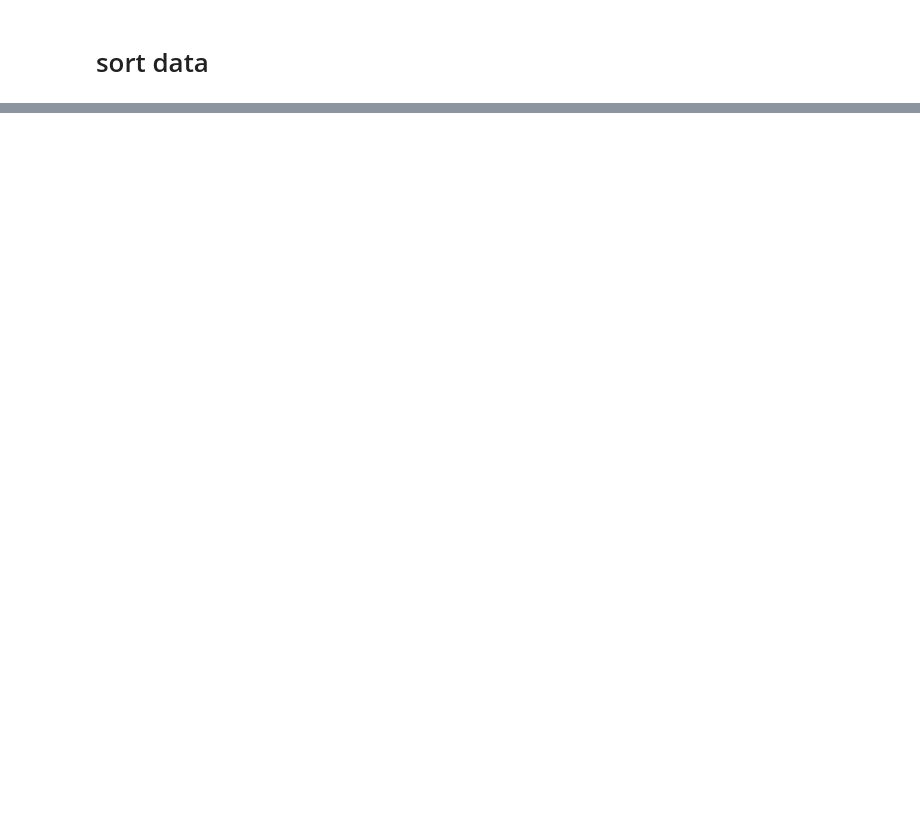
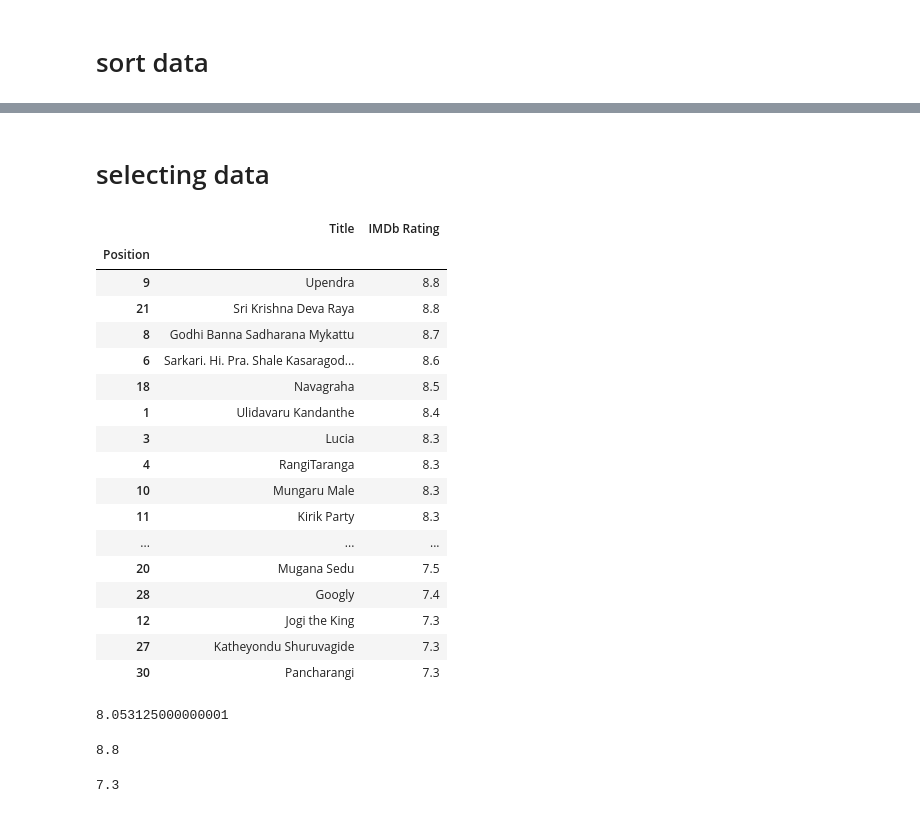
Before and after one commit to Raghav14200/python, a Jupyter notebook: 1month/python_juypter_files/data_analysis.ipynb, the cells around one changed output, grey strips where cells are left out. Saved outputs shown, nothing was run; the diff lists cells and outputs as text; code cells hidden in the pictures; blank space fills up the shorter version.

```diff
--- a/1month/python_juypter_files/data_analysis.ipynb
+++ b/1month/python_juypter_files/data_analysis.ipynb
@@ -142,3 +142,5 @@ top_kannada_movies.sort_values(by='IMDb Rating',ascending=False)
 | 30 | tt2359746 | 2018-12-29 | 2018-12-29 | NaN | Pancharangi | https://www.imdb.com/title/tt2359... | movie | 7.3 | 123.0 | ... |
 # %%
 top_kannada_movies.to_csv('kannada_movies_list',sep=' ',header=True)
+# %% [markdown]
+# selecting data
@@ -144,0 +149,33 @@ top_kannada_movies.to_csv('kannada_movies_list',sep=' ',header=True)
+# %%
+top_kannada_movies_list.sort_values(by='IMDb Rating',ascending=False)
+# %% [output]
+|  | Title | IMDb Rating |
+| Position |  |  |
+| 9 | Upendra | 8.8 |
+| 21 | Sri Krishna Deva Raya | 8.8 |
+| 8 | Godhi Banna Sadharana Mykattu | 8.7 |
+| 6 | Sarkari. Hi. Pra. Shale Kasaragod... | 8.6 |
+| 18 | Navagraha | 8.5 |
+| 1 | Ulidavaru Kandanthe | 8.4 |
+| 3 | Lucia | 8.3 |
+| 4 | RangiTaranga | 8.3 |
+| 10 | Mungaru Male | 8.3 |
+| 11 | Kirik Party | 8.3 |
+| ... | ... | ... |
+| 20 | Mugana Sedu | 7.5 |
+| 28 | Googly | 7.4 |
+| 12 | Jogi the King | 7.3 |
+| 27 | Katheyondu Shuruvagide | 7.3 |
+| 30 | Pancharangi | 7.3 |
+# %%
+top_kannada_movies_list['IMDb Rating'].mean()
+# %% [output]
+8.053125000000001
+# %%
+top_kannada_movies_list['IMDb Rating'].max()
+# %% [output]
+8.8
+# %%
+top_kannada_movies_list['IMDb Rating'].min()
+# %% [output]
+7.3
```
Also changed, not shown: parts of 6 cells of this notebook.
